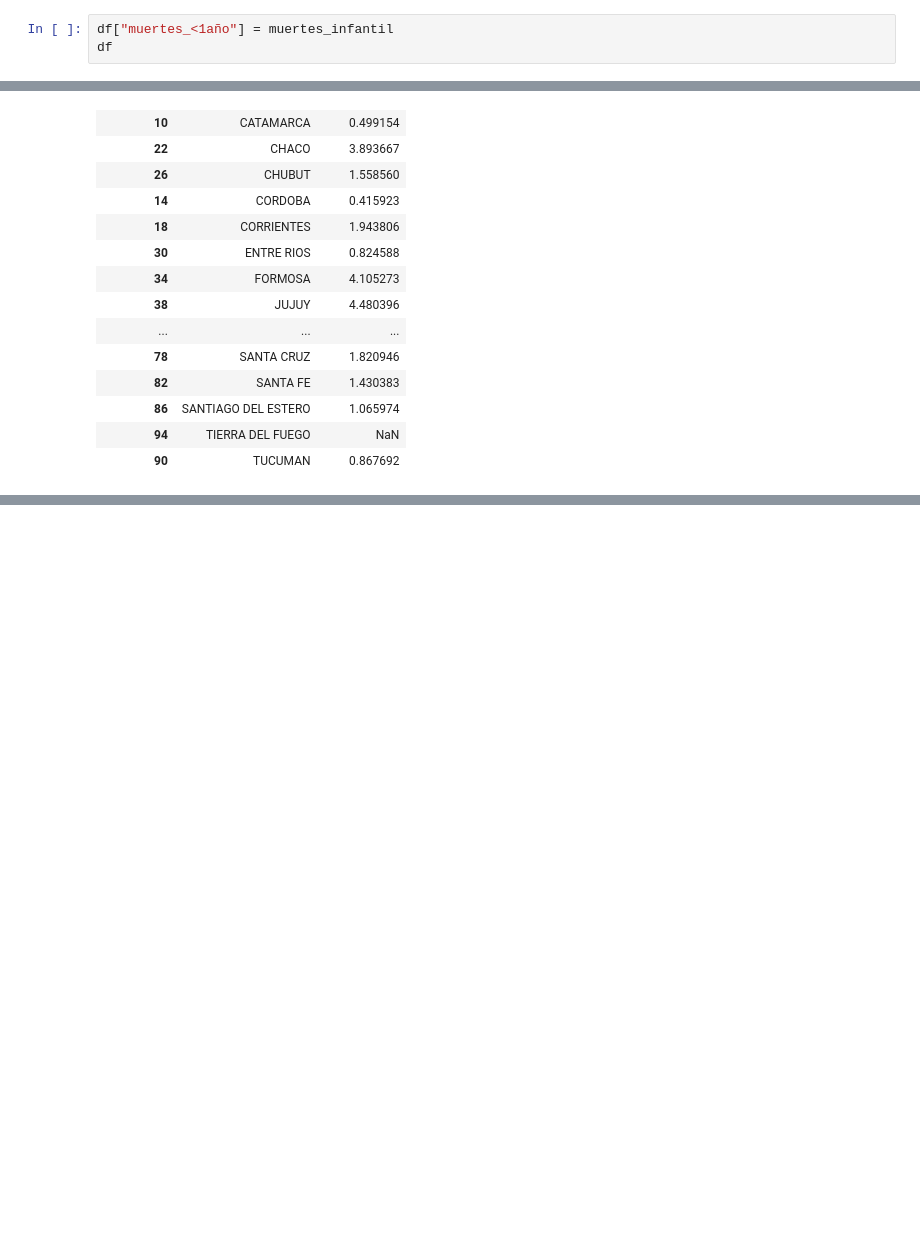
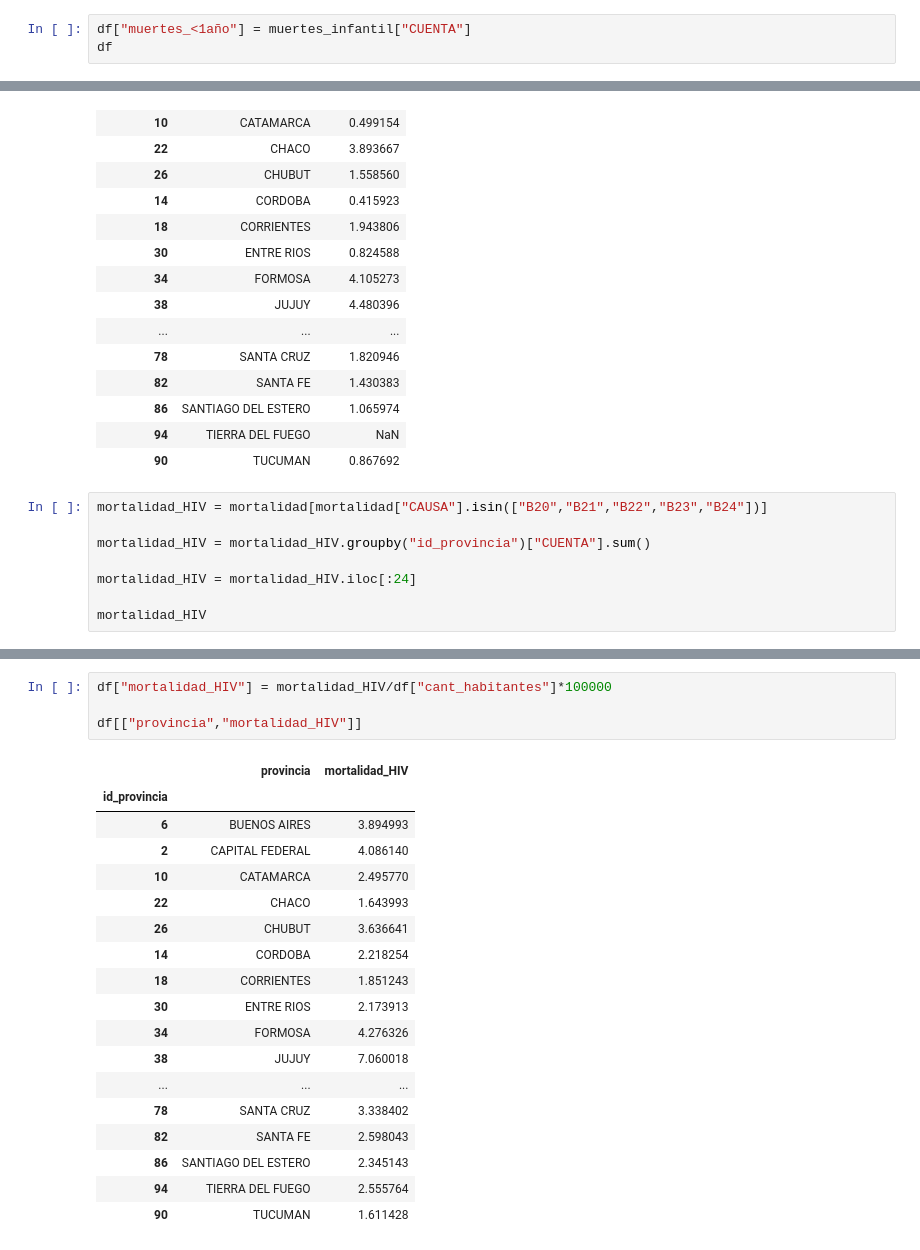
Before and after one commit to StarmasterArg/Salud-Argentina, a Jupyter notebook: Obras sociales.ipynb, the cells around one changed output, grey strips where cells are left out. Saved outputs shown, nothing was run; the diff lists cells and outputs as text; blank space fills up the shorter version.

```diff
--- a/Obras sociales.ipynb
+++ b/Obras sociales.ipynb
@@ -504,7 +498,7 @@ df
 | 94 | TIERRA DEL FUEGO | 82051 | 30940 | 112991 | 156509.0 | 72.194570 | ... |
 | 90 | TUCUMAN | 657039 | 35840 | 692879 | 1613476.0 | 42.943248 | ... |
 # %%
-df["muertes_<1año"] = muertes_infantil
+df["muertes_<1año"] = muertes_infantil["CUENTA"]
 df
 # %% [output]
 |  | provincia | obras_sociales | prepagas | total_med_privada | cant_habitantes | procentaje_salud_privada | ... |
@@ -787,3 +781,11 @@ df[["provincia","mortalidad_tb"]]
 | 86 | SANTIAGO DEL ESTERO | 1.065974 |
 | 94 | TIERRA DEL FUEGO | NaN |
 | 90 | TUCUMAN | 0.867692 |
+# %%
+mortalidad_HIV = mortalidad[mortalidad["CAUSA"].isin(["B20","B21","B22","B23","B24"])]
+
+mortalidad_HIV = mortalidad_HIV.groupby("id_provincia")["CUENTA"].sum()
+
+mortalidad_HIV = mortalidad_HIV.iloc[:24]
+
+mortalidad_HIV
@@ -789,0 +810,23 @@ df[["provincia","mortalidad_tb"]]
+# %%
+df["mortalidad_HIV"] = mortalidad_HIV/df["cant_habitantes"]*100000
+
+df[["provincia","mortalidad_HIV"]]
+# %% [output]
+|  | provincia | mortalidad_HIV |
+| id_provincia |  |  |
+| 6 | BUENOS AIRES | 3.894993 |
+| 2 | CAPITAL FEDERAL | 4.086140 |
+| 10 | CATAMARCA | 2.495770 |
+| 22 | CHACO | 1.643993 |
+| 26 | CHUBUT | 3.636641 |
+| 14 | CORDOBA | 2.218254 |
+| 18 | CORRIENTES | 1.851243 |
+| 30 | ENTRE RIOS | 2.173913 |
+| 34 | FORMOSA | 4.276326 |
+| 38 | JUJUY | 7.060018 |
+| ... | ... | ... |
+| 78 | SANTA CRUZ | 3.338402 |
+| 82 | SANTA FE | 2.598043 |
+| 86 | SANTIAGO DEL ESTERO | 2.345143 |
+| 94 | TIERRA DEL FUEGO | 2.555764 |
+| 90 | TUCUMAN | 1.611428 |
```
Also changed, not shown: parts of 5 cells of this notebook.
